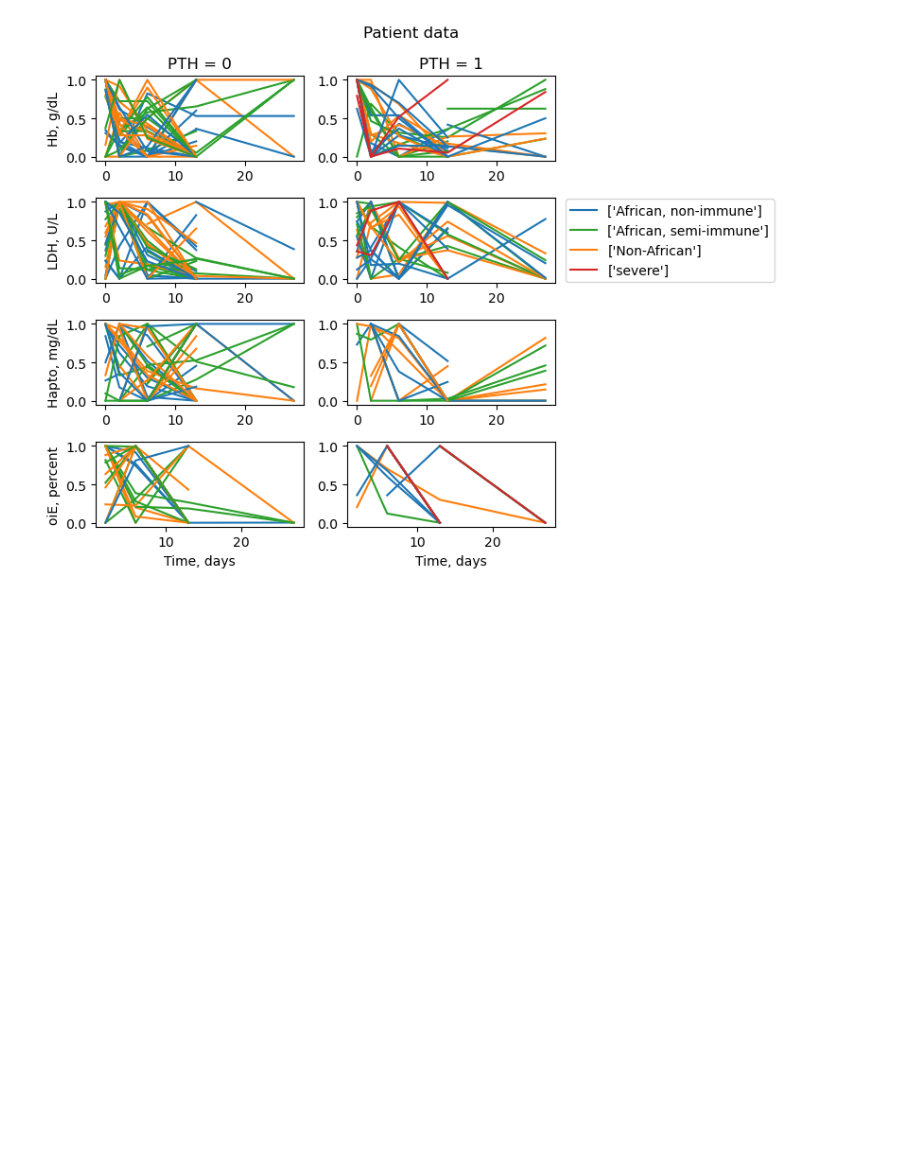
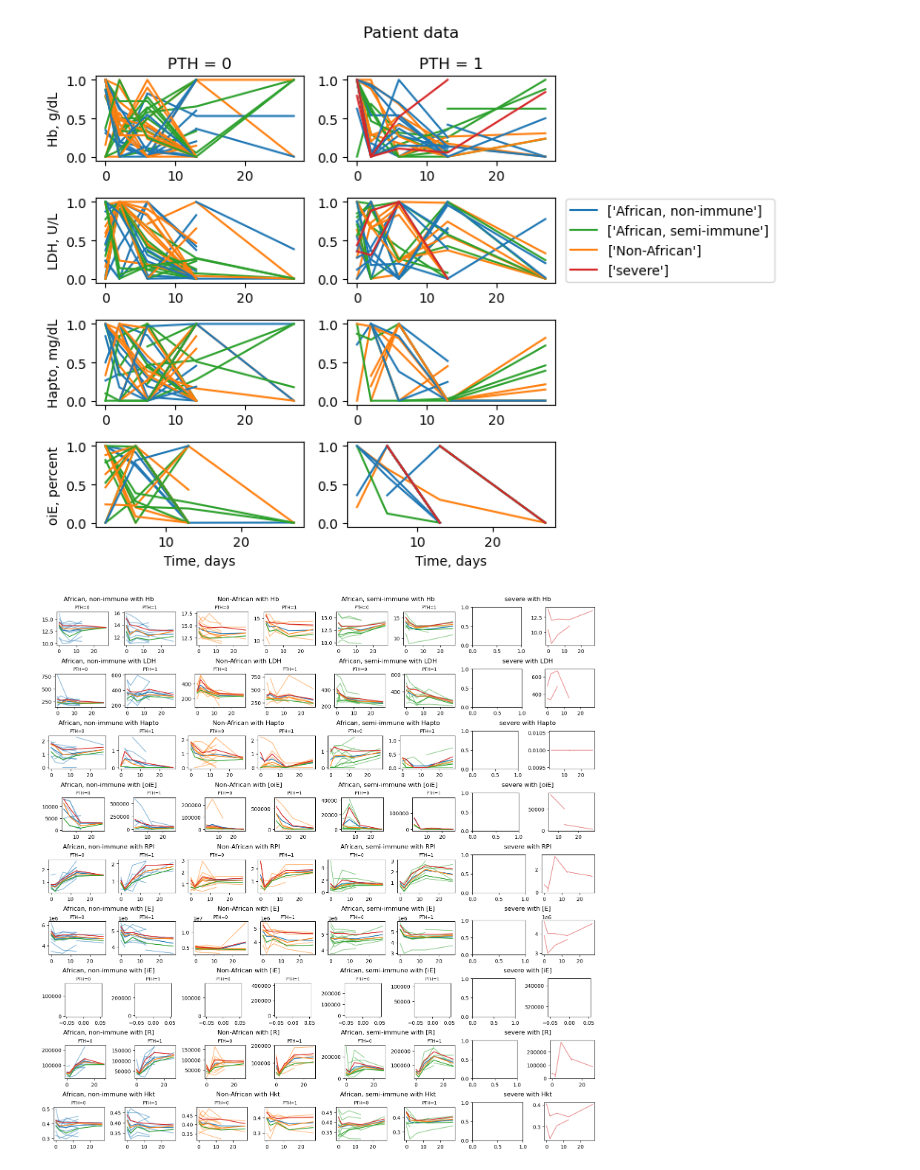
Before and after one commit to Nexia23/PTH_model_chapter, a Jupyter notebook: notebooks/explore_data_groups.ipynb, the cells around one changed output. Drawn from its saved outputs; the diff is of its cells as text; code cells hidden in the pictures; blank space fills up the shorter version.

Commit message:
added big plot to look at feature statistics, little to learn

```diff
--- a/notebooks/explore_data_groups.ipynb
+++ b/notebooks/explore_data_groups.ipynb
@@ -316,0 +332,40 @@ plt.show()
+# %%
+feature_list = ['Hb', 'LDH', 'Hapto', '[oiE]', 'RPI', '[E]', '[iE]', '[R]', 'Hkt']
+# %%
+feature_stats = {g+"_"+str(i):{} for g in groups[:-1] for i in (0,1)}
+for i,feature in enumerate(feature_list):
+    for group in groups[:-1]:
+        for pth in (0,1):
+            feature_stats[group+"_"+str(pth)][feature] = get_stats_of_feature(n_data, feature, group, pth)
+# %%
+fig = plt.figure(constrained_layout=True, figsize=(15,15))
+
+subfigs = fig.subfigures(len(feature_list), 4)
+
+for outerind, subfig in enumerate(subfigs.flat):
+    group = groups[outerind%4]
+
+    axs = subfig.subplots(1, 2)
+    patients_df = n_data[n_data['Groups']==group]
+    if outerind%4 == 0:
+        feature = feature_list[int(outerind/4)]
+    subfig.suptitle(f'{group} with {feature}')
+    for patient in list_patients(patients_df):
+        patient_df = extract_patient(n_data, patient)
+        pth = int(patient_df['PTH'].values[0])
+        c_int = np.where(groups==patient_df["Groups"].unique())[0][0]
+
+        color = [f'C{i}' for i in range(len(groups))][c_int]
+        axs[pth].plot(patient_df['time'], patient_df[feature], label=patient_df["Groups"].unique(), color=color, alpha=0.5)
+    if 'severe' in group:
+        continue
+    for innerind, ax in enumerate(axs.flat):
+
+        ax.set_title(f'PTH={innerind}', fontsize='small')
+        ax.plot(patient_df['time'],np.array(feature_stats[group+"_"+str(innerind)][feature]).T)
+        #ax.set_xticks()
+        #ax.set_yticks([])
+
+plt.show()
+# %% [output]
+[figure, added]
```
Also changed, not shown: parts of 2 cells of this notebook.
